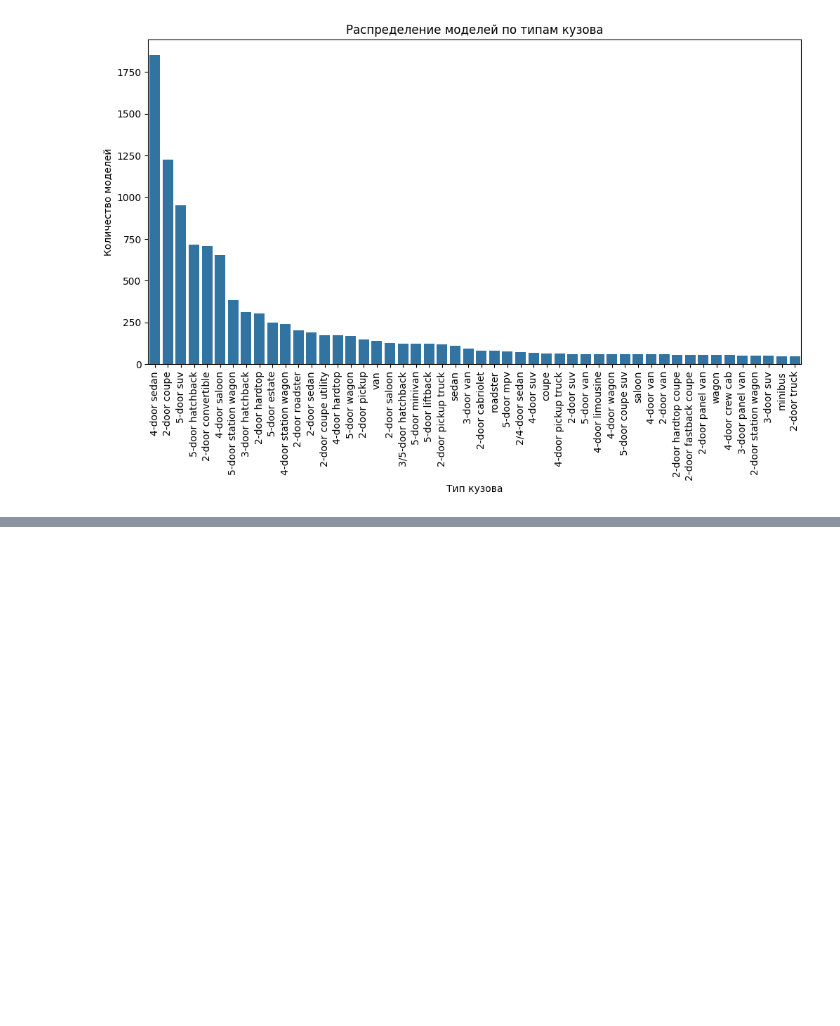
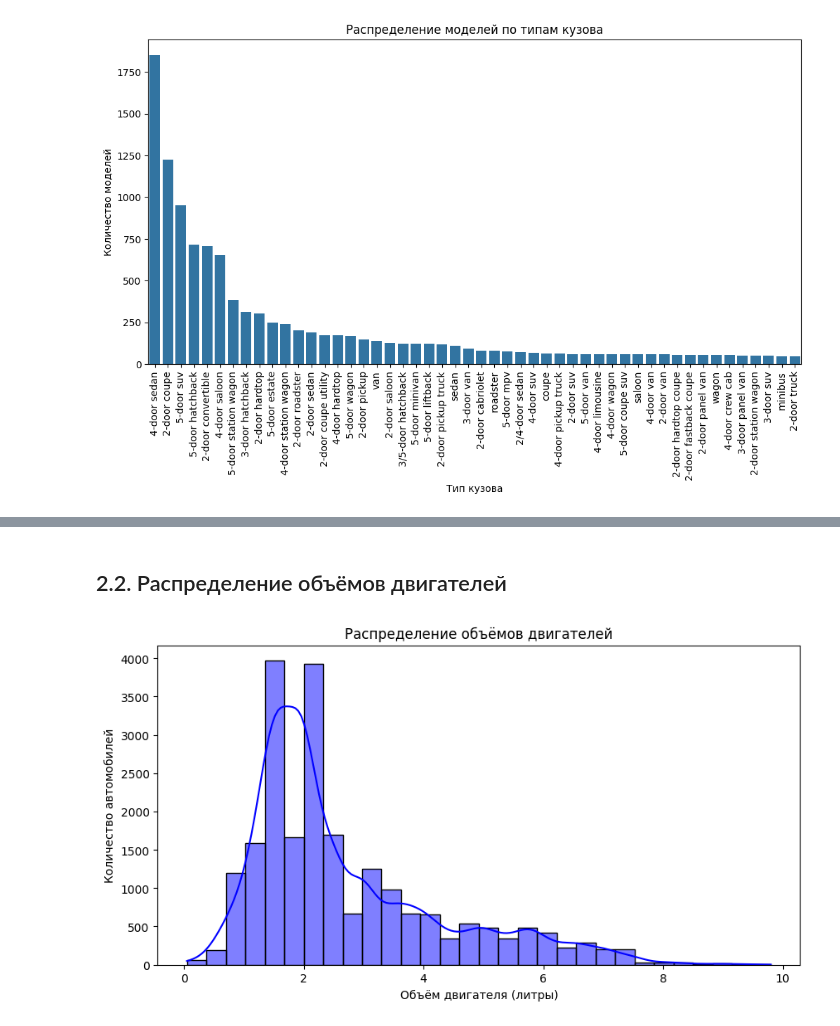
Before and after one commit to AntonS86/wiki-scraper, a Jupyter notebook: notebooks/data_exploration.ipynb, the cells around one changed output, grey strips where cells are left out. Drawn from its saved outputs; the diff is of its cells as text; code cells hidden in the pictures; blank space fills up the shorter version.

```diff
--- a/notebooks/data_exploration.ipynb
+++ b/notebooks/data_exploration.ipynb
@@ -130,0 +131,19 @@ plt.show()
+# %% [markdown]
+## 2.2. Распределение объёмов двигателей
+# %%
+with sqlite3.connect(db_path) as conn:
+    df_volumes = pd.read_sql("SELECT volume FROM engines", conn)
+
+# Убираем NaN и выбросы (например, если объем больше 10 литров)
+df_volumes = df_volumes.dropna()
+df_volumes = df_volumes[(df_volumes['volume'] > 0) & (df_volumes['volume'] < 10)]  # Убираем ошибочные нули
+
+# Визуализация
+plt.figure(figsize=(10, 5))
+sns.histplot(df_volumes['volume'], bins=30, kde=True, color="blue")
+plt.xlabel("Объём двигателя (литры)")
+plt.ylabel("Количество автомобилей")
+plt.title("Распределение объёмов двигателей")
+plt.show()
+# %% [output]
+[figure, added]
```
Also changed, not shown: parts of 9 cells of this notebook, 2 other files.
